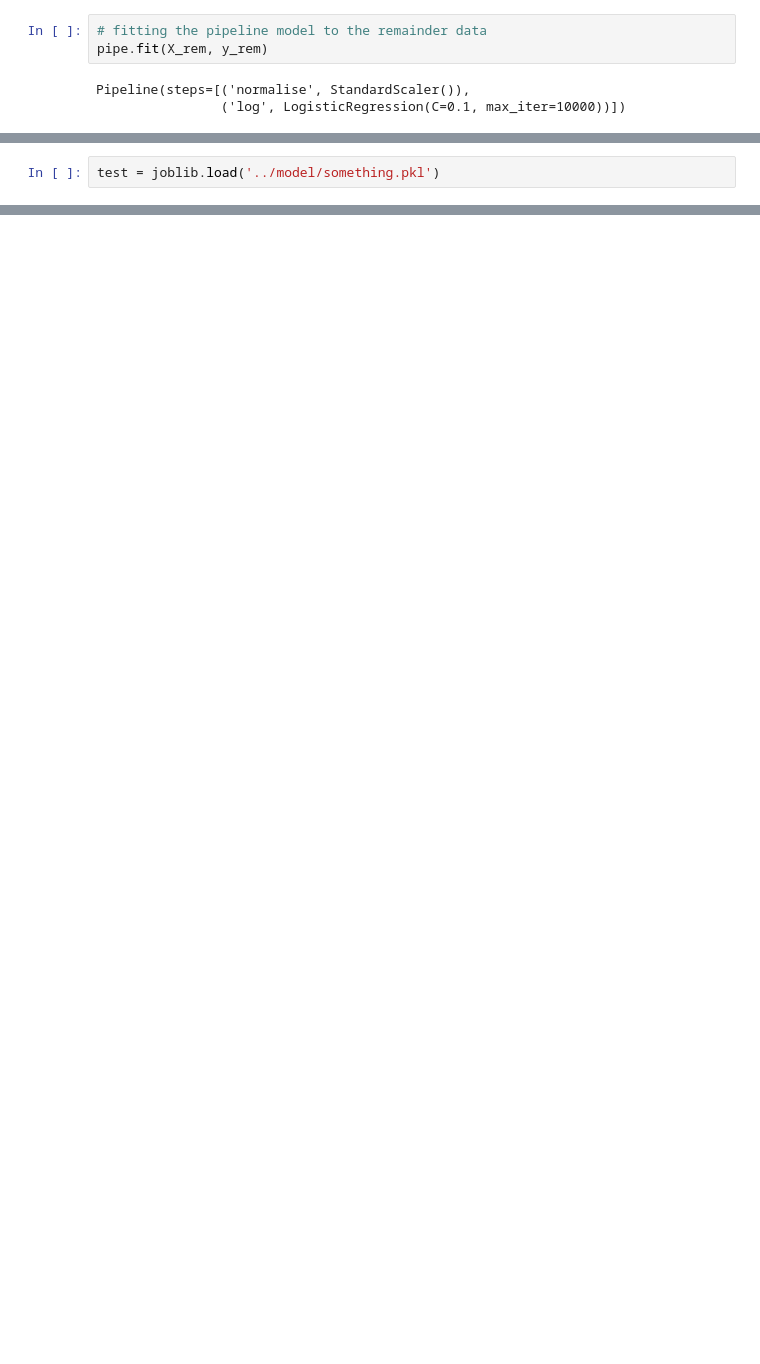
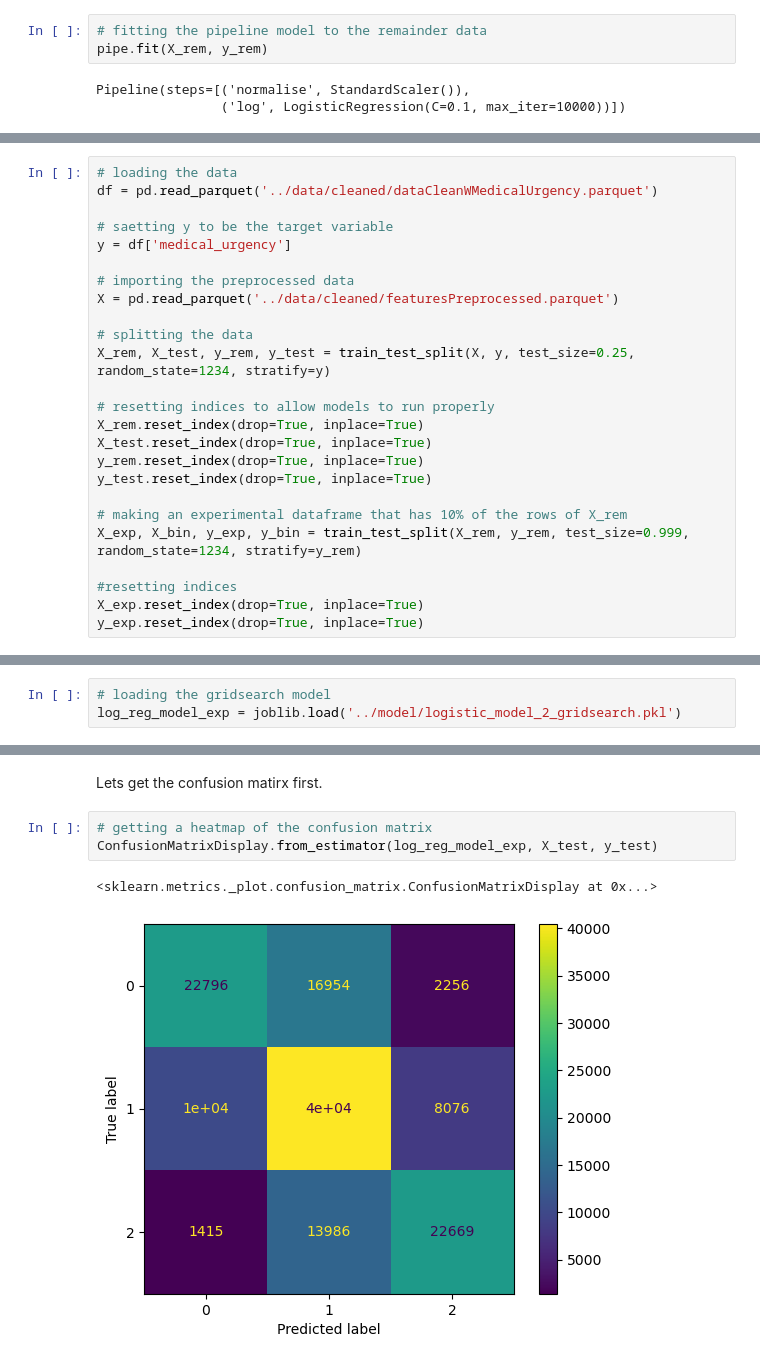
Before and after one commit to henrywo1fe/capstone-project-public, a Jupyter notebook: notebooks/04-modelling.ipynb, the cells around one changed output, grey strips where cells are left out. Cells and saved outputs as stored; diff of their text form; blank space fills up the shorter version.

Commit message:
Modelling workflow, adding gridsearch

```diff
--- a/notebooks/04-modelling.ipynb
+++ b/notebooks/04-modelling.ipynb
@@ -81,2 +87,0 @@ joblib.dump(pipe, '../model/something.pkl')
-# %%
-test = joblib.load('../model/something.pkl')
@@ -104,0 +114,25 @@ pd.DataFrame(columns=X.columns, data=pipe['log'].coef_)
+# %%
+# loading the data
+df = pd.read_parquet('../data/cleaned/dataCleanWMedicalUrgency.parquet')
+
+# saetting y to be the target variable
+y = df['medical_urgency']
+
+# importing the preprocessed data
+X = pd.read_parquet('../data/cleaned/featuresPreprocessed.parquet')
+
+# splitting the data
+X_rem, X_test, y_rem, y_test = train_test_split(X, y, test_size=0.25, random_state=1234, stratify=y)
+
+# resetting indices to allow models to run properly
+X_rem.reset_index(drop=True, inplace=True)
+X_test.reset_index(drop=True, inplace=True)
+y_rem.reset_index(drop=True, inplace=True)
+y_test.reset_index(drop=True, inplace=True)
+
+# making an experimental dataframe that has 10% of the rows of X_rem
+X_exp, X_bin, y_exp, y_bin = train_test_split(X_rem, y_rem, test_size=0.999, random_state=1234, stratify=y_rem)
+
+#resetting indices
+X_exp.reset_index(drop=True, inplace=True)
+y_exp.reset_index(drop=True, inplace=True)
@@ -104,0 +193,3 @@ pd.DataFrame(columns=X.columns, data=pipe['log'].coef_)
+# %%
+# loading the gridsearch model
+log_reg_model_exp = joblib.load('../model/logistic_model_2_gridsearch.pkl')
@@ -104,0 +198,8 @@ pd.DataFrame(columns=X.columns, data=pipe['log'].coef_)
+# %% [markdown]
+Lets get the confusion matirx first.
+# %%
+# getting a heatmap of the confusion matrix
+ConfusionMatrixDisplay.from_estimator(log_reg_model_exp, X_test, y_test)
+# %% [output]
+<sklearn.metrics._plot.confusion_matrix.ConfusionMatrixDisplay at 0x...>
+[figure, added]
```
Also changed, not shown: parts of 47 cells of this notebook.
